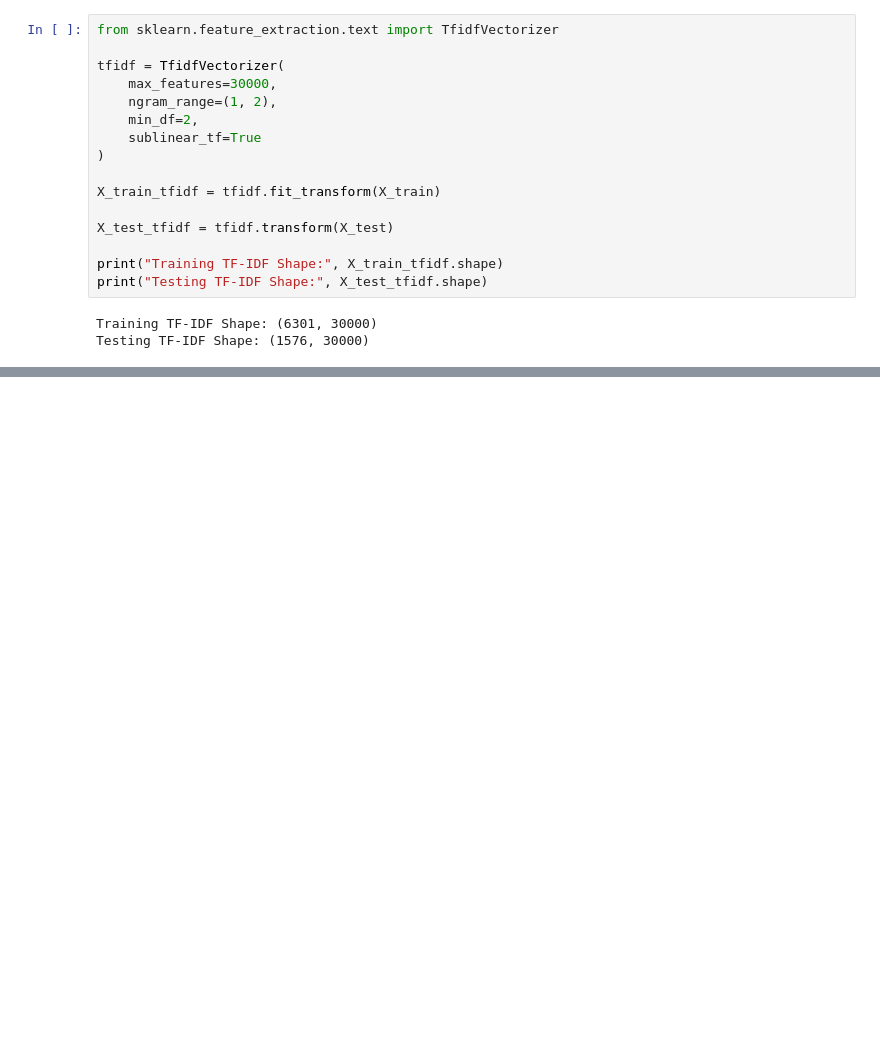
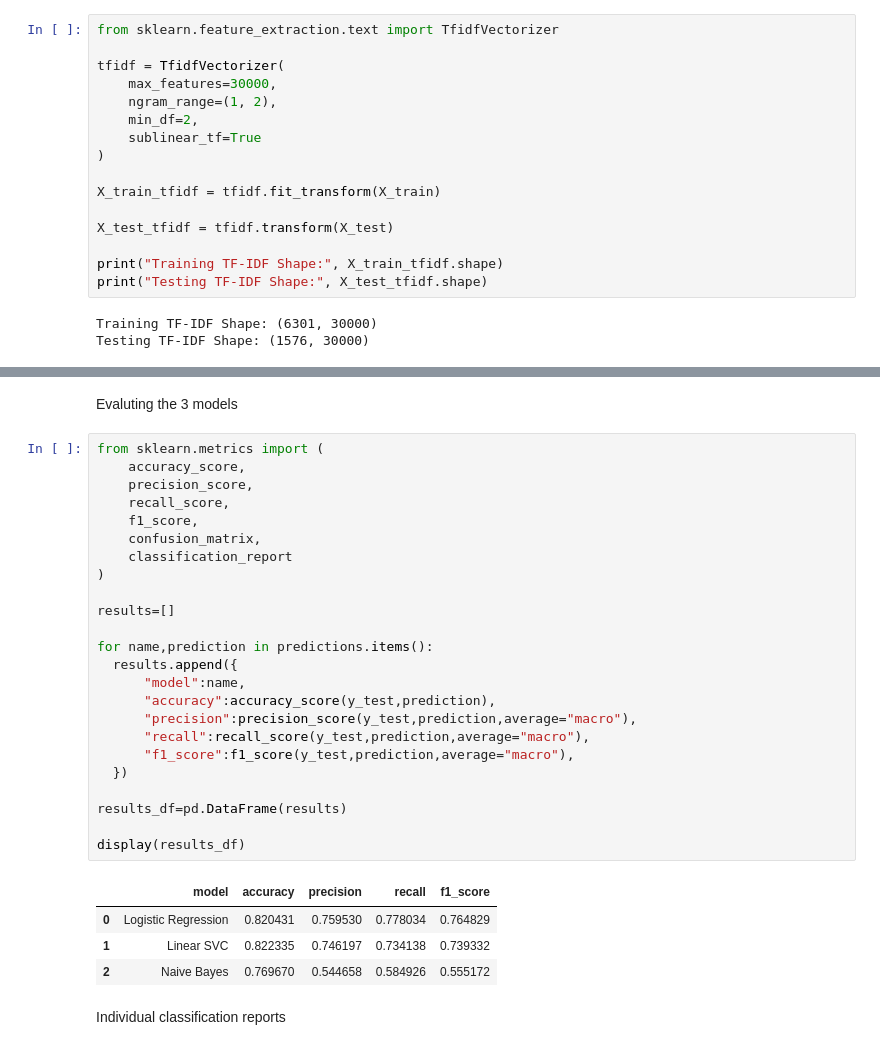
Before and after one commit to pusalaspreetham-code/amazon-review-analyzer, a Jupyter notebook: data_prepocessing/sentiment_preprocessing.ipynb, the cells around one changed output, grey strips where cells are left out. Cells and saved outputs as stored; diff of their text form; blank space fills up the shorter version.

```diff
--- a/data_prepocessing/sentiment_preprocessing.ipynb
+++ b/data_prepocessing/sentiment_preprocessing.ipynb
@@ -310,0 +359,33 @@ Testing TF-IDF Shape: (1576, 30000)
+# %% [markdown]
+Evaluting the 3 models
+# %%
+from sklearn.metrics import (
+    accuracy_score,
+    precision_score,
+    recall_score,
+    f1_score,
+    confusion_matrix,
+    classification_report
+)
+
+results=[]
+
+for name,prediction in predictions.items():
+  results.append({
+      "model":name,
+      "accuracy":accuracy_score(y_test,prediction),
+      "precision":precision_score(y_test,prediction,average="macro"),
+      "recall":recall_score(y_test,prediction,average="macro"),
+      "f1_score":f1_score(y_test,prediction,average="macro"),
+  })
+
+results_df=pd.DataFrame(results)
+
+display(results_df)
+# %% [output]
+|  | model | accuracy | precision | recall | f1_score |
+| 0 | Logistic Regression | 0.820431 | 0.759530 | 0.778034 | 0.764829 |
+| 1 | Linear SVC | 0.822335 | 0.746197 | 0.734138 | 0.739332 |
+| 2 | Naive Bayes | 0.769670 | 0.544658 | 0.584926 | 0.555172 |
+# %% [markdown]
+Individual classification reports
```
Also changed, not shown: parts of 12 cells of this notebook.
